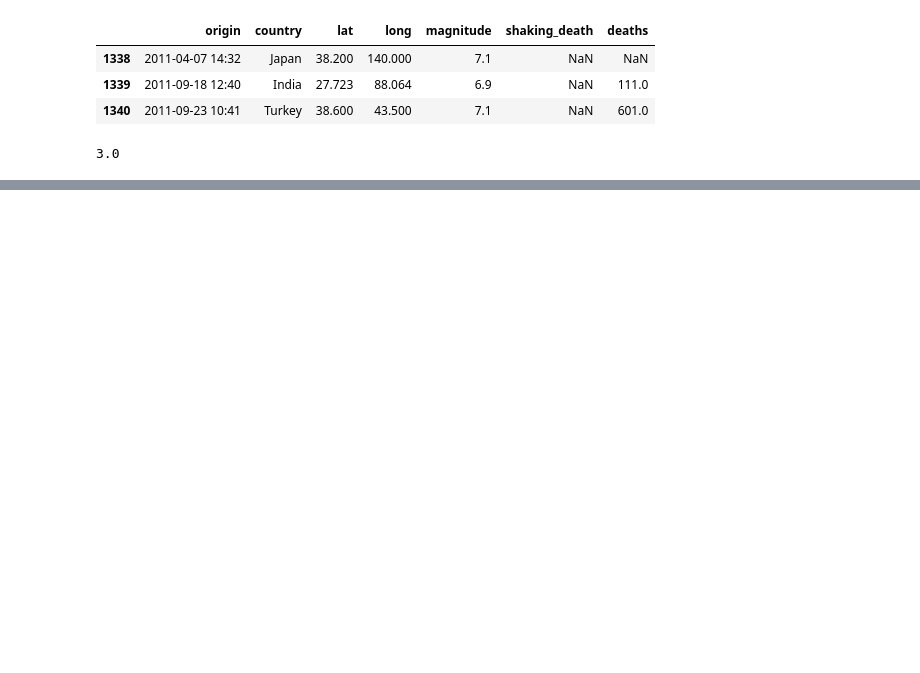
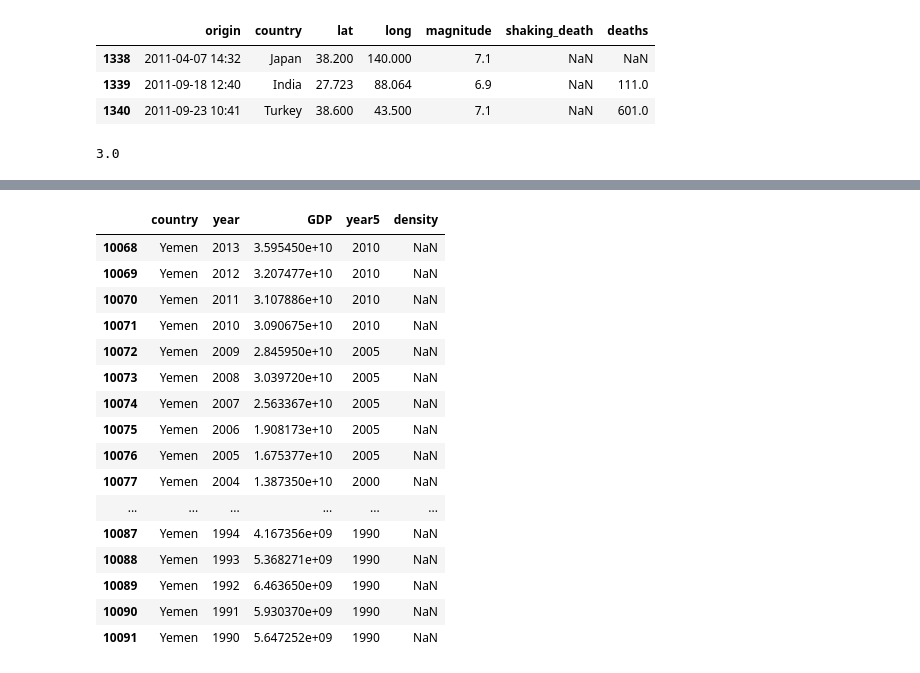
Before and after one commit to shrutijalewar/data-question-3-xtreme-united, a Jupyter notebook: quake.ipynb, the cells around one changed output, grey strips where cells are left out. Cells and saved outputs as stored; diff of their text form; code cells hidden in the pictures; blank space fills up the shorter version.

```diff
--- a/quake.ipynb
+++ b/quake.ipynb
@@ -270,0 +426,36 @@ eq_sd['sleep']=sp
+# %%
+# The following name corrections are made based on the above finding
+
+def cty_ren(old, new):
+    demo['country'] = demo['country'].str.replace(old, new)
+cty_ren('Myanmar','Burma')
+cty_ren('Congo, Dem. Rep.','Democratic Republic of the Congo')
+cty_ren('Congo, Rep.','Democratic Republic of the Congo')
+cty_ren('Egypt, Arab Rep.','Egypt')
+cty_ren('Iran, Islamic Rep.','Iran')
+cty_ren('Kyrgyz Republic','Kyrgyzstan')
+cty_ren('Venezuela, RB','Venezuela')
+cty_ren('Serbia','Yugoslavia')
+cty_ren('Yemen, Rep.','Yemen')
+demo['country']=demo['country'].str.strip()
+
+
+demo[demo['country']=='Yemen']
+# %% [output]
+|  | country | year | GDP | year5 | density |
+| 10068 | Yemen | 2013 | 3.595450e+10 | 2010 | NaN |
+| 10069 | Yemen | 2012 | 3.207477e+10 | 2010 | NaN |
+| 10070 | Yemen | 2011 | 3.107886e+10 | 2010 | NaN |
+| 10071 | Yemen | 2010 | 3.090675e+10 | 2010 | NaN |
+| 10072 | Yemen | 2009 | 2.845950e+10 | 2005 | NaN |
+| 10073 | Yemen | 2008 | 3.039720e+10 | 2005 | NaN |
+| 10074 | Yemen | 2007 | 2.563367e+10 | 2005 | NaN |
+| 10075 | Yemen | 2006 | 1.908173e+10 | 2005 | NaN |
+| 10076 | Yemen | 2005 | 1.675377e+10 | 2005 | NaN |
+| 10077 | Yemen | 2004 | 1.387350e+10 | 2000 | NaN |
+| ... | ... | ... | ... | ... | ... |
+| 10087 | Yemen | 1994 | 4.167356e+09 | 1990 | NaN |
+| 10088 | Yemen | 1993 | 5.368271e+09 | 1990 | NaN |
+| 10089 | Yemen | 1992 | 6.463650e+09 | 1990 | NaN |
+| 10090 | Yemen | 1991 | 5.930370e+09 | 1990 | NaN |
+| 10091 | Yemen | 1990 | 5.647252e+09 | 1990 | NaN |
```
Also changed, not shown: parts of 30 cells of this notebook, 6 other files.
